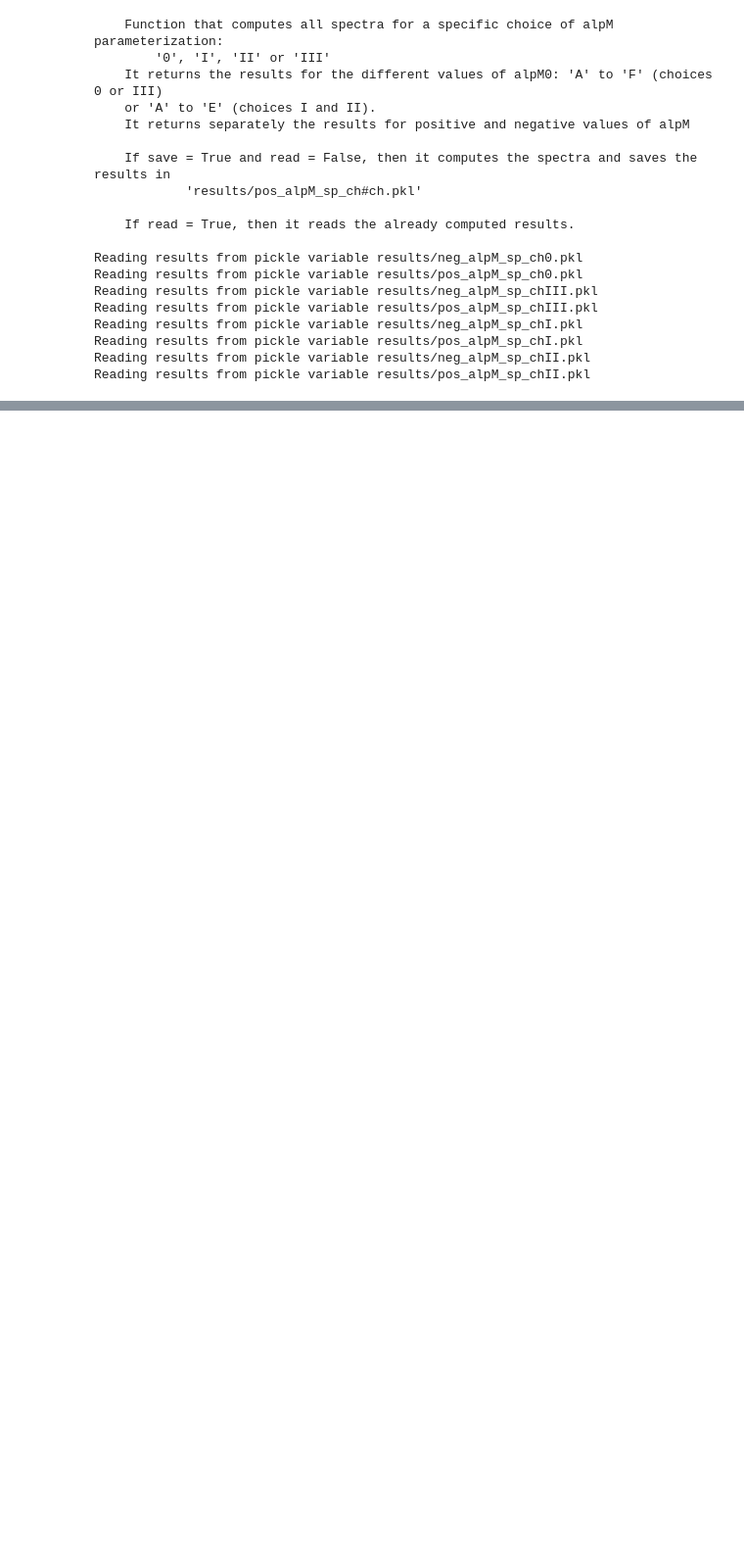
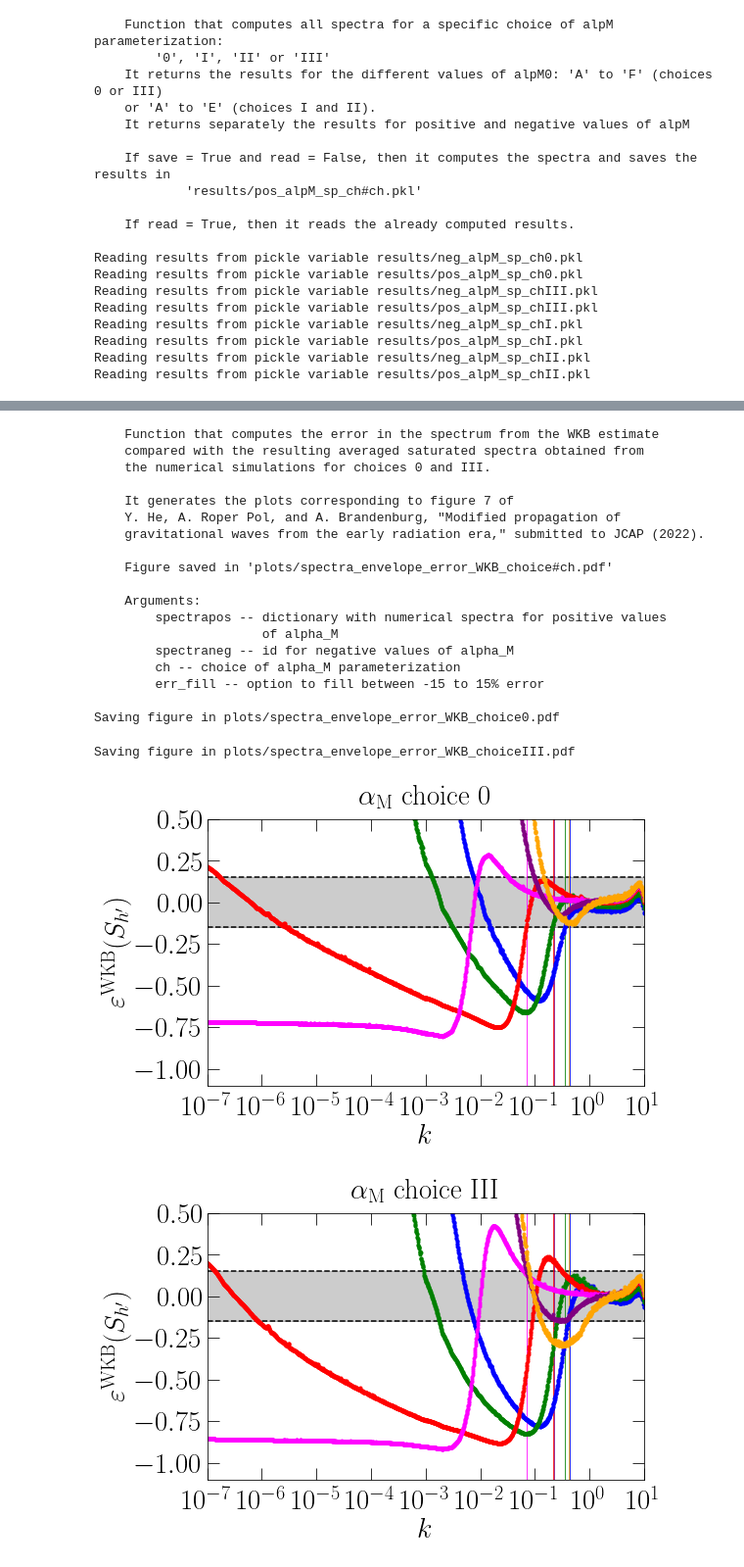
Before and after one commit to AlbertoRoper/GW_turbulence, a Jupyter notebook: horndeski/generate_horndeski.ipynb, the cells around one changed output, grey strips where cells are left out. Shown at 98% size. Saved outputs shown, nothing was run; the diff lists cells and outputs as text; code cells hidden in the pictures; blank space fills up the shorter version.

```diff
--- a/horndeski/generate_horndeski.ipynb
+++ b/horndeski/generate_horndeski.ipynb
@@ -305,0 +364,26 @@ Saving figure in plots/spectra_envelope_choices_0_III.pdf
+# %%
+print(gen.plot_spectra_error_WKB.__doc__)
+gen.plot_spectra_error_WKB(pos_alpM_sp_ch0, neg_alpM_sp_ch0, ch='0', err_fill=True, save=True)
+gen.plot_spectra_error_WKB(pos_alpM_sp_chIII, neg_alpM_sp_chIII, ch='III', err_fill=True, save=True)
+# %% [output]
+    Function that computes the error in the spectrum from the WKB estimate
+    compared with the resulting averaged saturated spectra obtained from
+    the numerical simulations for choices 0 and III.
+
+    It generates the plots corresponding to figure 7 of
+    Y. He, A. Roper Pol, and A. Brandenburg, "Modified propagation of
+    gravitational waves from the early radiation era," submitted to JCAP (2022).
+
+    Figure saved in 'plots/spectra_envelope_error_WKB_choice#ch.pdf'
+
+    Arguments:
+        spectrapos -- dictionary with numerical spectra for positive values
+                      of alpha_M
+        spectraneg -- id for negative values of alpha_M
+        ch -- choice of alpha_M parameterization
+        err_fill -- option to fill between -15 to 15% error
+
+Saving figure in plots/spectra_envelope_error_WKB_choice0.pdf
+Saving figure in plots/spectra_envelope_error_WKB_choiceIII.pdf
+[figure, added]
+[figure, added]
```
Also changed, not shown: parts of 8 cells of this notebook, 1 other file.
